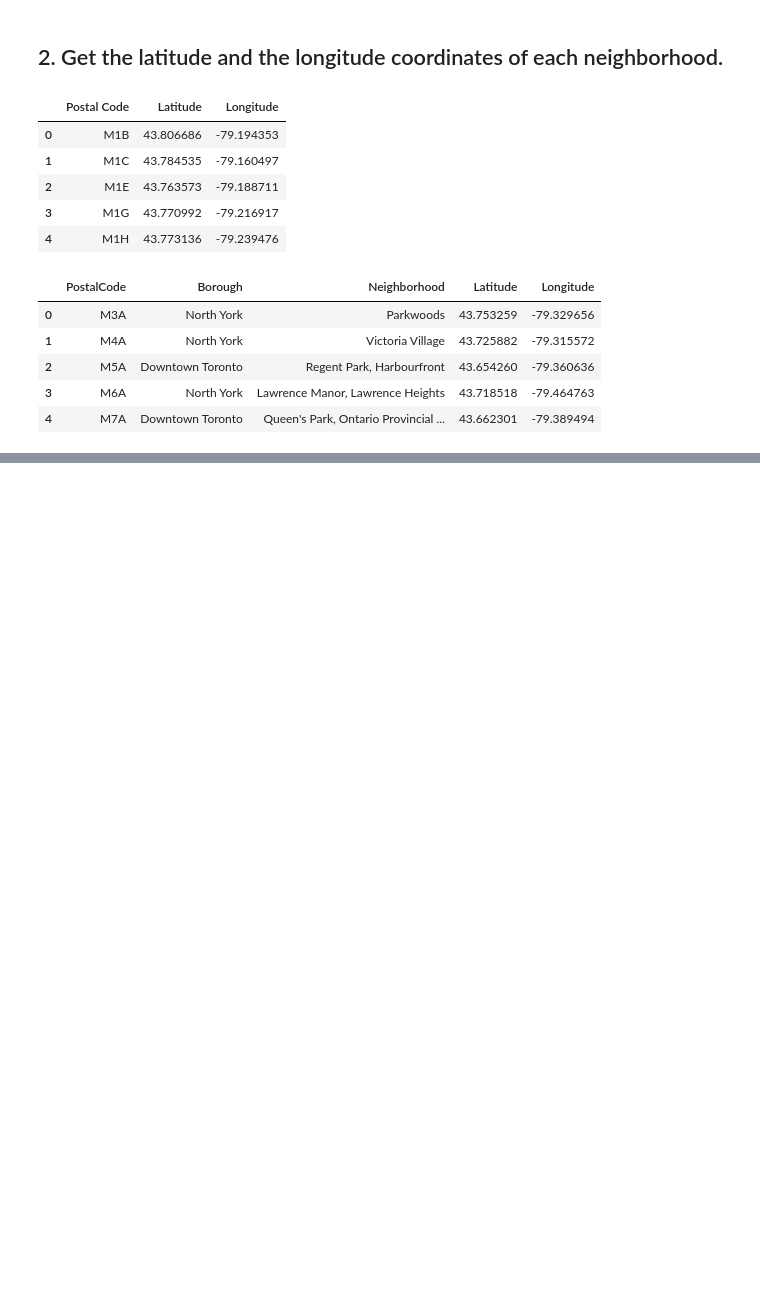
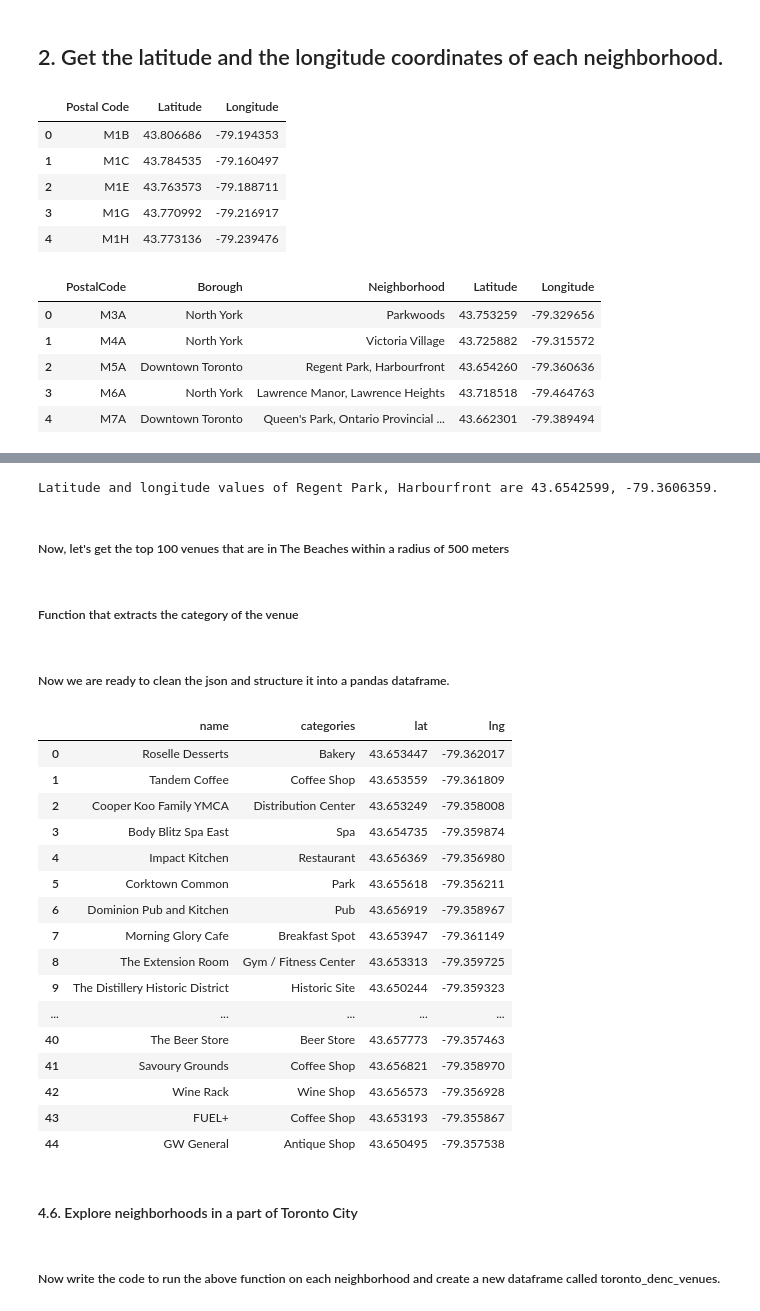
Before and after one commit to KingStyleJetsters/Coursera_Capstone, a Jupyter notebook: The_City_of_Toronto.ipynb, the cells around one changed output, grey strips where cells are left out. Drawn from its saved outputs; the diff is of its cells as text; code cells hidden in the pictures; blank space fills up the shorter version.

```diff
--- a/The_City_of_Toronto.ipynb
+++ b/The_City_of_Toronto.ipynb
@@ -114,0 +164,4 @@ df_toronto.head()
+# %%
+# "denc" = [D]owntown Toronto, [E]ast Toronto, [N]orth Toronto, [C]entral Toronto
+df_toronto_denc = df_toronto[df_toronto['Borough'].str.contains("Toronto")].reset_index(drop=True)
+df_toronto_denc.head()
@@ -114,0 +221,27 @@ df_toronto.head()
+# %%
+neighborhood_latitude = df_toronto_denc.loc[0, 'Latitude'] # neighborhood latitude value
+neighborhood_longitude = df_toronto_denc.loc[0, 'Longitude'] # neighborhood longitude value
+
+print('Latitude and longitude values of {} are {}, {}.'.format(neighborhood_name,
+                                                               neighborhood_latitude,
+                                                               neighborhood_longitude))
+# %% [output]
+Latitude and longitude values of Regent Park, Harbourfront are 43.6542599, -79.3606359.
+# %% [markdown]
+##### Now, let's get the top 100 venues that are in The Beaches within a radius of 500 meters
+# %%
+LIMIT = 100 # limit of number of venues returned by Foursquare API
+radius = 500 # define radius
+url = 'https://api.foursquare.com/v2/venues/explore?&client_id={}&client_secret={}&v={}&ll={},{}&radius={}&limit={}'.format(
+    CLIENT_ID,
+    CLIENT_SECRET,
+    VERSION,
+    neighborhood_latitude,
+    neighborhood_longitude,
+    radius,
+    LIMIT)
+
+# get the result to a json file
+results = requests.get(url).json()
+# %% [markdown]
+##### Function that extracts the category of the venue
@@ -114,0 +259,37 @@ df_toronto.head()
+# %% [markdown]
+##### Now we are ready to clean the json and structure it into a pandas dataframe.
+# %%
+venues = results['response']['groups'][0]['items']
+nearby_venues = json_normalize(venues) # flatten JSON
+
+# filter columns
+filtered_columns = ['venue.name', 'venue.categories', 'venue.location.lat', 'venue.location.lng']
+nearby_venues =nearby_venues.loc[:, filtered_columns]
+
+# filter the category for each row
+nearby_venues['venue.categories'] = nearby_venues.apply(get_category_type, axis=1)
+
+# clean columns
+nearby_venues.columns = [col.split(".")[-1] for col in nearby_venues.columns]
+
+nearby_venues
+# %% [output]
+|  | name | categories | lat | lng |
+| 0 | Roselle Desserts | Bakery | 43.653447 | -79.362017 |
+| 1 | Tandem Coffee | Coffee Shop | 43.653559 | -79.361809 |
+| 2 | Cooper Koo Family YMCA | Distribution Center | 43.653249 | -79.358008 |
+| 3 | Body Blitz Spa East | Spa | 43.654735 | -79.359874 |
+| 4 | Impact Kitchen | Restaurant | 43.656369 | -79.356980 |
+| 5 | Corktown Common | Park | 43.655618 | -79.356211 |
+| 6 | Dominion Pub and Kitchen | Pub | 43.656919 | -79.358967 |
+| 7 | Morning Glory Cafe | Breakfast Spot | 43.653947 | -79.361149 |
+| 8 | The Extension Room | Gym / Fitness Center | 43.653313 | -79.359725 |
+| 9 | The Distillery Historic District | Historic Site | 43.650244 | -79.359323 |
+| ... | ... | ... | ... | ... |
+| 40 | The Beer Store | Beer Store | 43.657773 | -79.357463 |
+| 41 | Savoury Grounds | Coffee Shop | 43.656821 | -79.358970 |
+| 42 | Wine Rack | Wine Shop | 43.656573 | -79.356928 |
+| 43 | FUEL+ | Coffee Shop | 43.653193 | -79.355867 |
+| 44 | GW General | Antique Shop | 43.650495 | -79.357538 |
+# %% [markdown]
+#### 4.6. Explore neighborhoods in a part of Toronto City
@@ -114,0 +336,2 @@ df_toronto.head()
+# %% [markdown]
+##### Now write the code to run the above function on each neighborhood and create a new dataframe called toronto_denc_venues.
```
Also changed, not shown: parts of 51 cells of this notebook.
